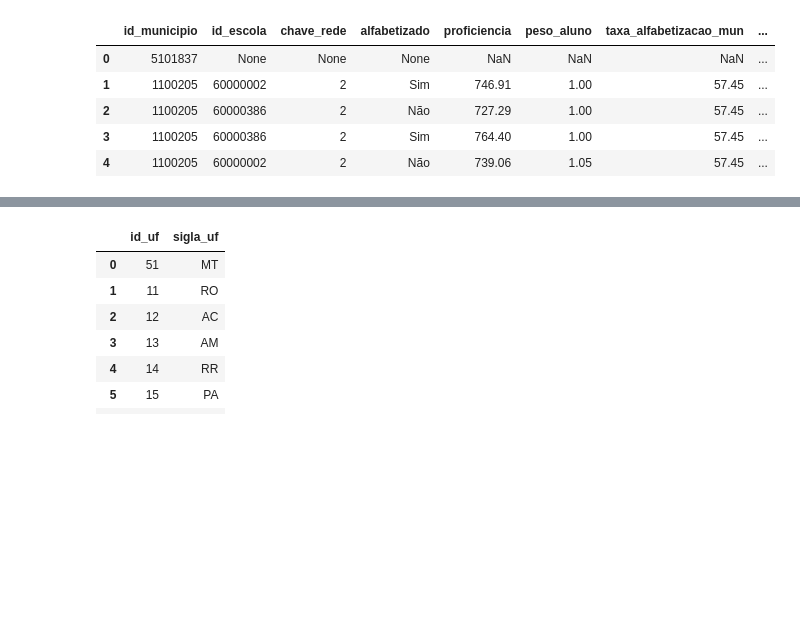
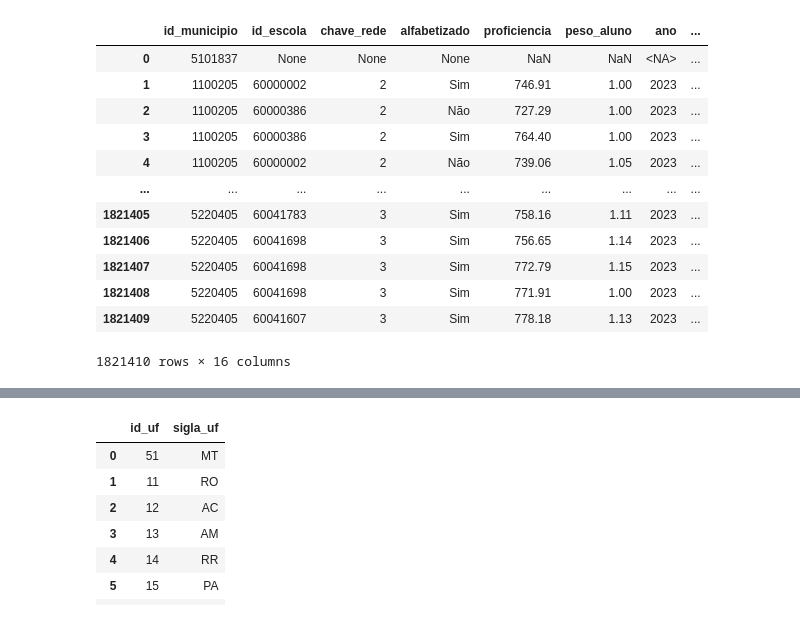
Before and after one commit to ThiagoBaia1/tech-challenge-fase3, a Jupyter notebook: notebooks/testes/data_cleaning.ipynb, the cells around one changed output, grey strips where cells are left out. Saved outputs shown, nothing was run; the diff lists cells and outputs as text; code cells hidden in the pictures; blank space fills up the shorter version.

```diff
--- a/notebooks/testes/data_cleaning.ipynb
+++ b/notebooks/testes/data_cleaning.ipynb
@@ -11,14 +10,21 @@ from sklearn.tree import DecisionTreeClassifier
 from sklearn.tree import plot_tree
 # %%
 dados = pd.read_parquet('../../data/dados_modelo/base_modelo.parquet')
-dados.head()
+dados
 # %% [output]
-|  | id_municipio | id_escola | chave_rede | alfabetizado | proficiencia | peso_aluno | taxa_alfabetizacao_mun | ... |
-| 0 | 5101837 | None | None | None | NaN | NaN | NaN | ... |
-| 1 | 1100205 | 60000002 | 2 | Sim | 746.91 | 1.00 | 57.45 | ... |
-| 2 | 1100205 | 60000386 | 2 | Não | 727.29 | 1.00 | 57.45 | ... |
-| 3 | 1100205 | 60000386 | 2 | Sim | 764.40 | 1.00 | 57.45 | ... |
-| 4 | 1100205 | 60000002 | 2 | Não | 739.06 | 1.05 | 57.45 | ... |
+|  | id_municipio | id_escola | chave_rede | alfabetizado | proficiencia | peso_aluno | ano | ... |
+| 0 | 5101837 | None | None | None | NaN | NaN | <NA> | ... |
+| 1 | 1100205 | 60000002 | 2 | Sim | 746.91 | 1.00 | 2023 | ... |
+| 2 | 1100205 | 60000386 | 2 | Não | 727.29 | 1.00 | 2023 | ... |
+| 3 | 1100205 | 60000386 | 2 | Sim | 764.40 | 1.00 | 2023 | ... |
+| 4 | 1100205 | 60000002 | 2 | Não | 739.06 | 1.05 | 2023 | ... |
+| ... | ... | ... | ... | ... | ... | ... | ... | ... |
+| 1821405 | 5220405 | 60041783 | 3 | Sim | 758.16 | 1.11 | 2023 | ... |
+| 1821406 | 5220405 | 60041698 | 3 | Sim | 756.65 | 1.14 | 2023 | ... |
+| 1821407 | 5220405 | 60041698 | 3 | Sim | 772.79 | 1.15 | 2023 | ... |
+| 1821408 | 5220405 | 60041698 | 3 | Sim | 771.91 | 1.00 | 2023 | ... |
+| 1821409 | 5220405 | 60041607 | 3 | Sim | 778.18 | 1.13 | 2023 | ... |
+1821410 rows × 16 columns
 # %%
 dados.isna().sum()
 # %% [output]
```
Also changed, not shown: parts of 20 cells of this notebook, 18 other files.
